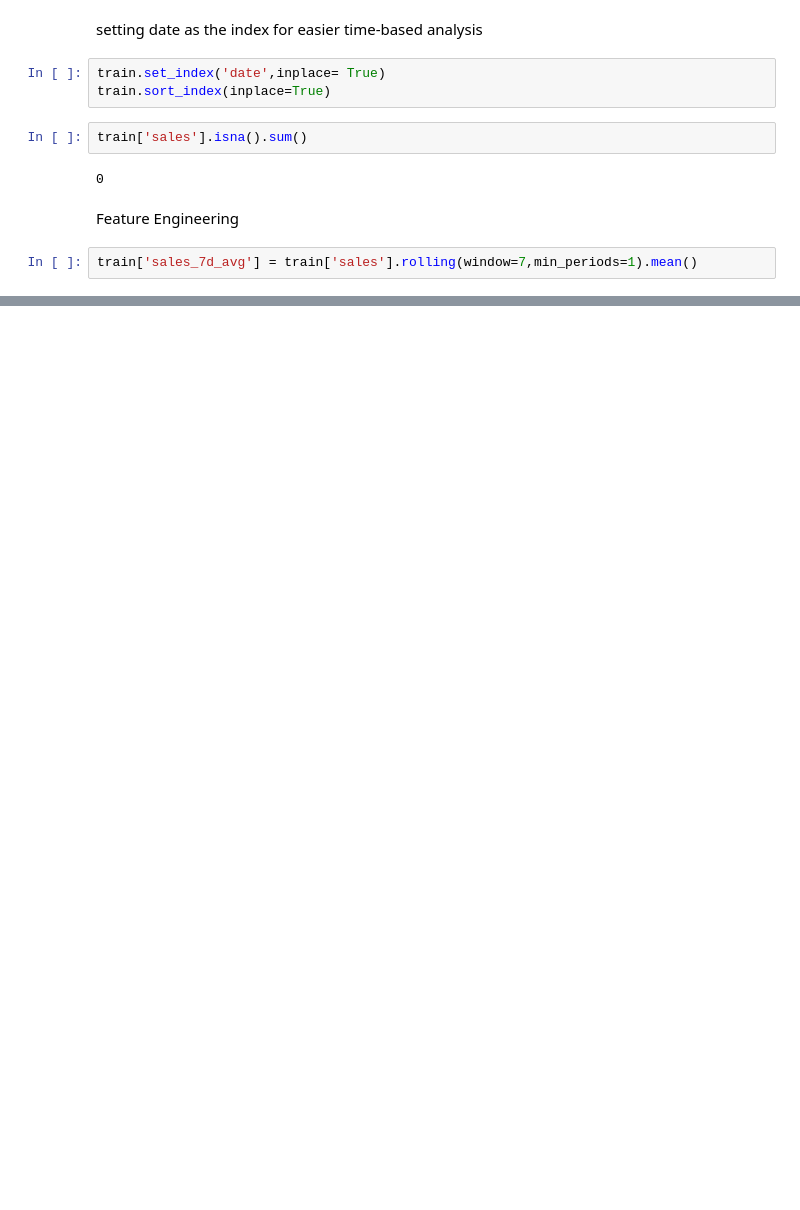
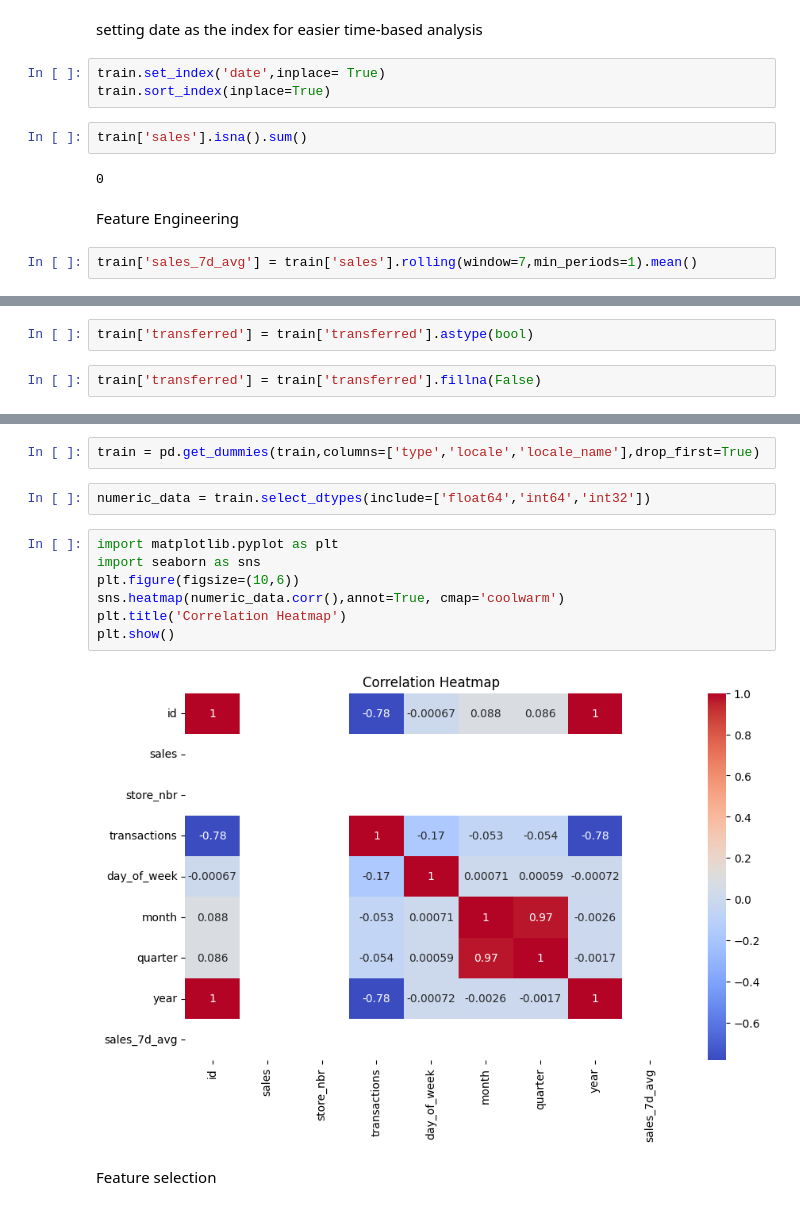
Before and after one commit to victoriamuinde07/SALES-FORECASTING, a Jupyter notebook: store-sales-f.ipynb, the cells around one changed output, grey strips where cells are left out. Cells and saved outputs as stored; diff of their text form; blank space fills up the shorter version.

Commit message:
Feature selection

```diff
--- a/store-sales-f.ipynb
+++ b/store-sales-f.ipynb
@@ -335,0 +353,4 @@ train['sales_7d_avg'] = train['sales'].rolling(window=7,min_periods=1).mean()
+# %%
+train['transferred'] = train['transferred'].astype(bool)
+# %%
+train['transferred'] = train['transferred'].fillna(False)
@@ -335,0 +396,15 @@ train['sales_7d_avg'] = train['sales'].rolling(window=7,min_periods=1).mean()
+# %%
+train = pd.get_dummies(train,columns=['type','locale','locale_name'],drop_first=True)
+# %%
+numeric_data = train.select_dtypes(include=['float64','int64','int32'])
+# %%
+import matplotlib.pyplot as plt
+import seaborn as sns
+plt.figure(figsize=(10,6))
+sns.heatmap(numeric_data.corr(),annot=True, cmap='coolwarm')
+plt.title('Correlation Heatmap')
+plt.show()
+# %% [output]
+[figure, added]
+# %% [markdown]
+Feature selection
```
Also changed, not shown: parts of 6 cells of this notebook.
